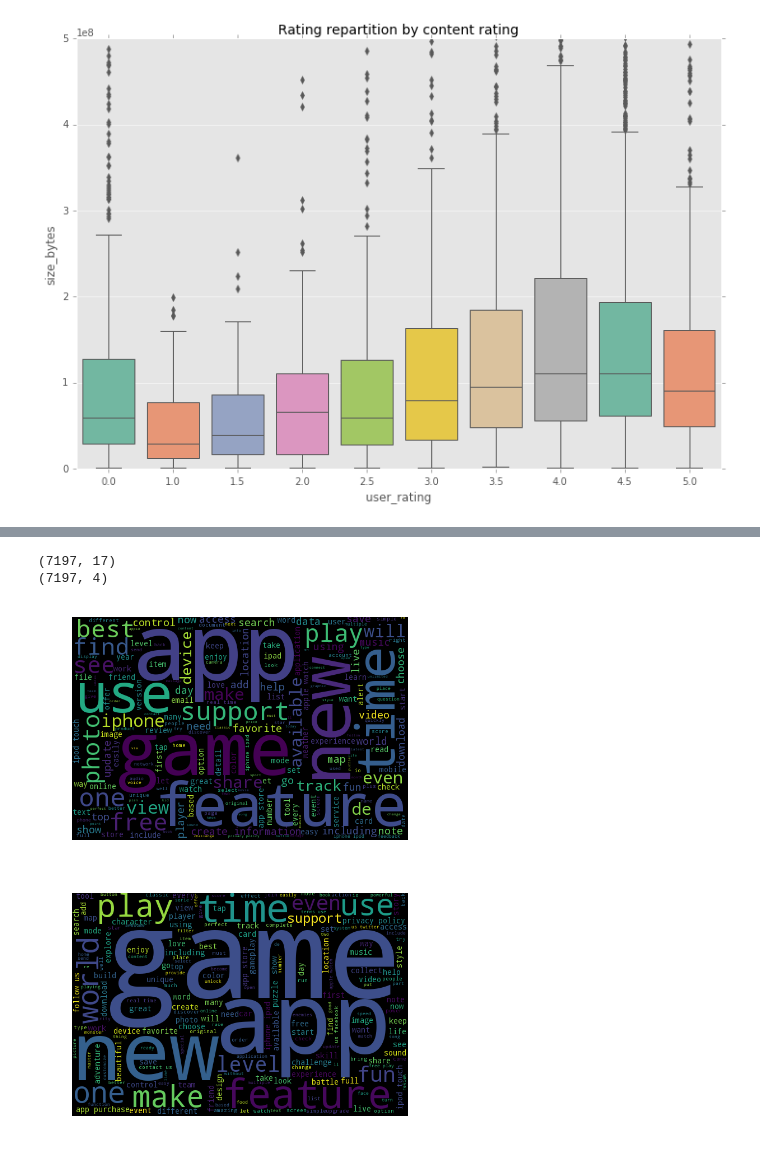
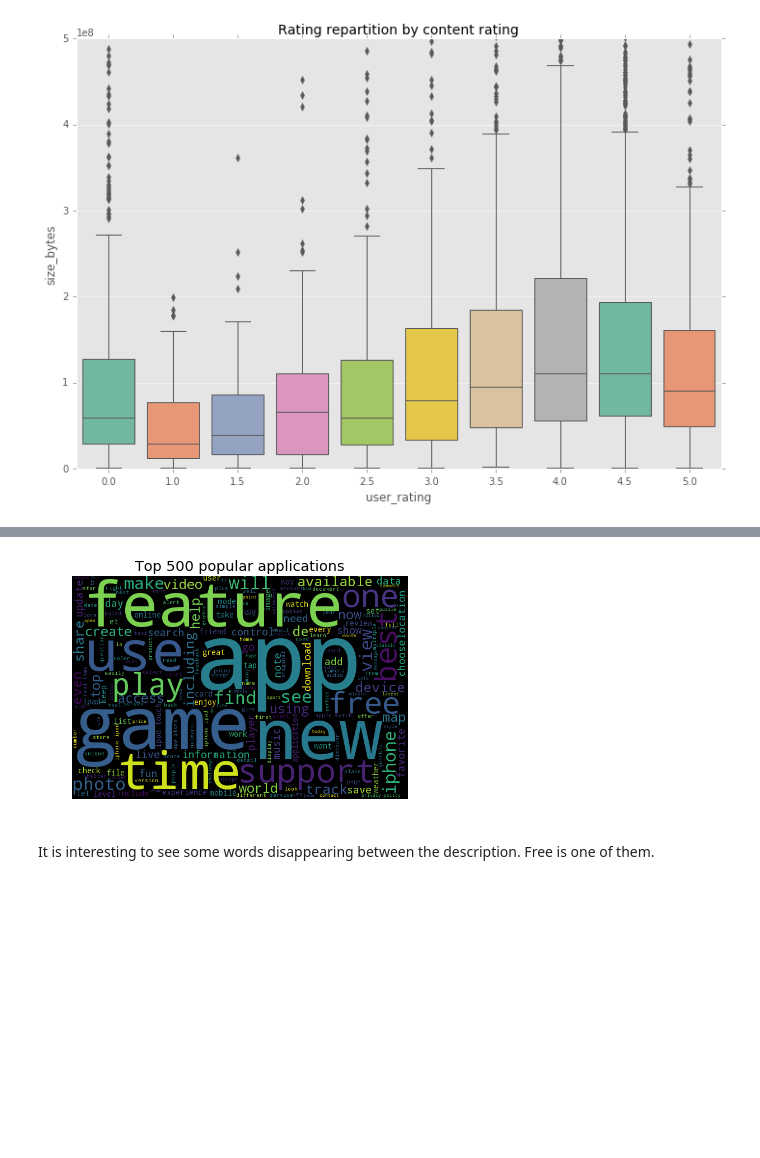
Before and after one commit to Timodhau/App-store-applications-Data-science, a Jupyter notebook: Untitled0.ipynb, the cells around one changed output, grey strips where cells are left out. Cells and saved outputs as stored; diff of their text form; code cells hidden in the pictures; blank space fills up the shorter version.

```diff
--- a/Untitled0.ipynb
+++ b/Untitled0.ipynb
@@ -526,35 +533,27 @@ df_ = df_.sort_values(by='rating_count_tot', ascending=False).head(10)
 # %%
 from wordcloud import WordCloud
 
 # let's check on the description of these famous applications?
 df_description = pd.read_csv('appleStore_description.csv')
 df = pd.read_csv('AppleStore.csv')
-
-print(df.shape)
-print(df_description.shape)
-
 
 df_description = df_description.dropna(axis=1)
 df = df.merge(df_description, on='id')
 
 
 
 # Visualize data with word Cloud
 def visualize(rank):
     words = ''
     for msg in df['app_desc'].head(rank):
         msg = msg.lower()
         words += msg+' '
     wordcloud = WordCloud(width=600, height=400).generate(words)
     plt.imshow(wordcloud)
     plt.axis('off')
+    plt.title('Top 500 popular applications')
     plt.show()
 
 visualize(500)
-
-visualize(-1000)
 # %% [output]
-(7197, 17)
-(7197, 4)
-[figure, old version]
+[figure, new version]
-[figure, removed]
@@ -562,0 +560,2 @@ visualize(-1000)
+# %% [markdown]
+It is interesting to see some words disappearing between the description. Free is one of them.
```
Also changed, not shown: parts of 29 cells of this notebook.
